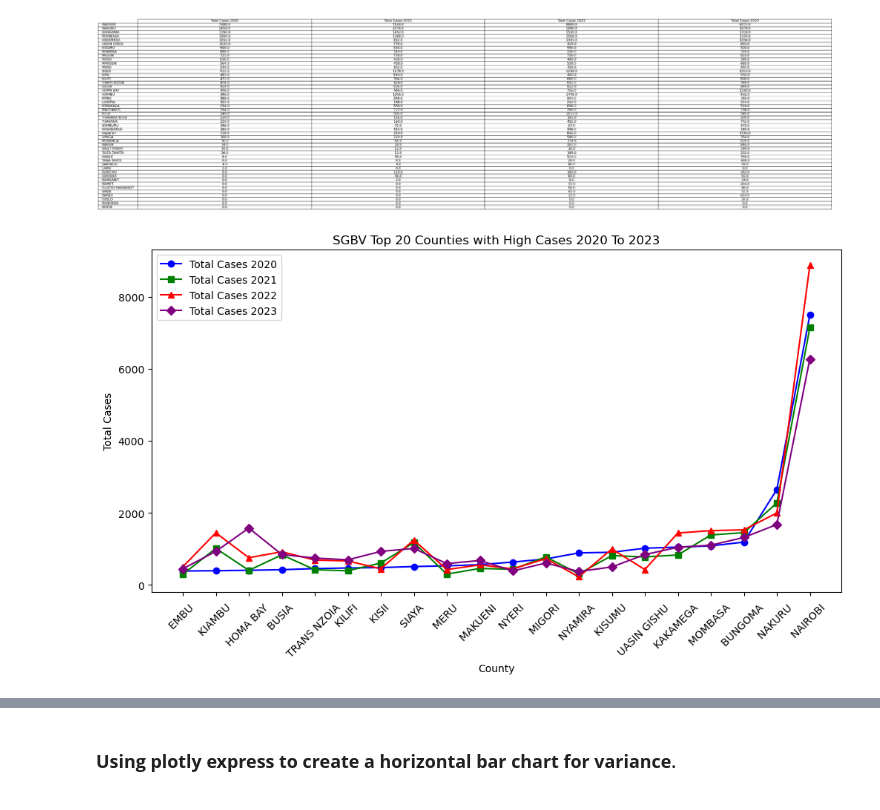
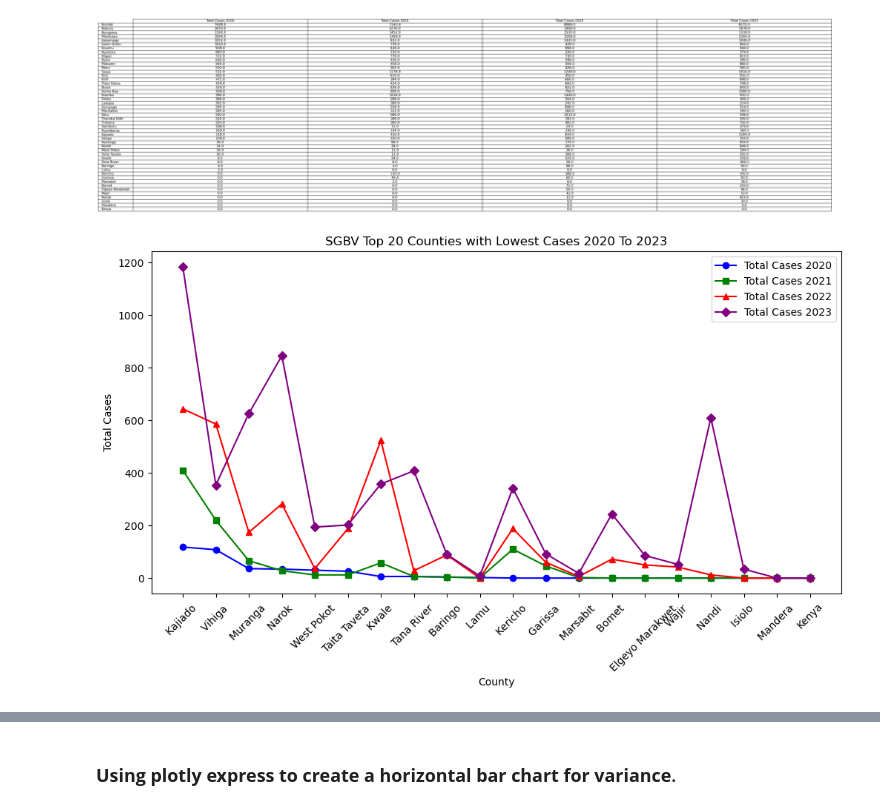
Before and after one commit to IruraMwongera/irurajackblogs, a Jupyter notebook: sgbv_cases_in_kenya_2020_2023.ipynb, the cells around one changed output, grey strips where cells are left out. Saved outputs shown, nothing was run; the diff lists cells and outputs as text; code cells hidden in the pictures.

Commit message:
Add files via upload
SGBV KENYA DATA JACKSON ANLYSIS

```diff
--- a/sgbv_cases_in_kenya_2020_2023.ipynb
+++ b/sgbv_cases_in_kenya_2020_2023.ipynb
@@ -238,29 +218,29 @@ df_tail = df_sorted.tail(20)
 # %%
 # Plotting the line graphs for multiple columns
 plt.figure(figsize=(12, 6))
 
 # Plot each column with a different color
 plt.plot(df_tail.index, df_tail['Total Cases 2020'], marker='o', linestyle='-', color='b', label='Total Cases 2020')
 plt.plot(df_tail.index, df_tail['Total Cases 2021'], marker='s', linestyle='-', color='g', label='Total Cases 2021')
 plt.plot(df_tail.index, df_tail['Total Cases 2022'], marker='^', linestyle='-', color='r', label='Total Cases 2022')
 plt.plot(df_tail.index, df_tail['Total Cases 2023'], marker='D', linestyle='-', color='purple', label='Total Cases 2023')
 
 # Add titles and labels
-plt.title('SGBV Top 20 Counties with High Cases 2020 To 2023')
+plt.title('SGBV Top 20 Counties with Lowest Cases 2020 To 2023')
 plt.xlabel('County')
 plt.ylabel('Total Cases')
 
 # Rotate x-axis labels for better readability
 plt.xticks(rotation=45)
 
 # Add a legend to differentiate the lines
 plt.legend()
 
 # Display the plot
 plt.tight_layout
 
 
-plt.savefig('SGBV Top 20 Counties with High Cases 2020 To 2023.pdf', format='pdf')
+plt.savefig('SGBV Top 20 Counties with Lowest Cases 2020 To 2023.pdf', format='pdf')
 plt.show()
 # %% [output]
-[figure, old version]
+[figure, new version]
```
Also changed, not shown: parts of 12 cells of this notebook.
